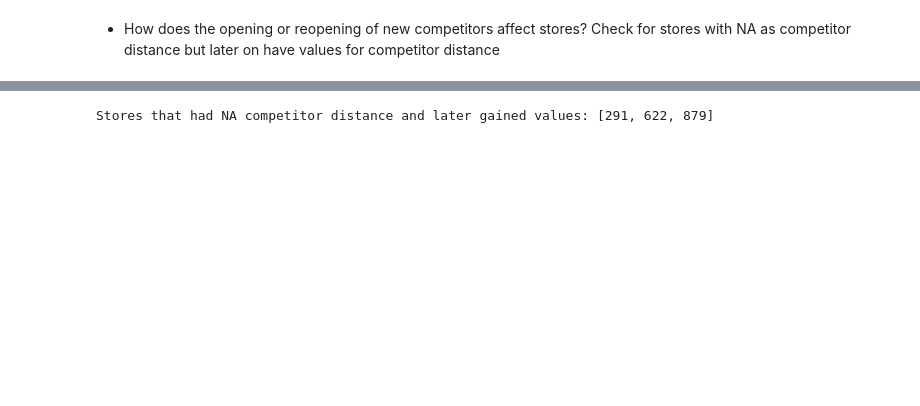
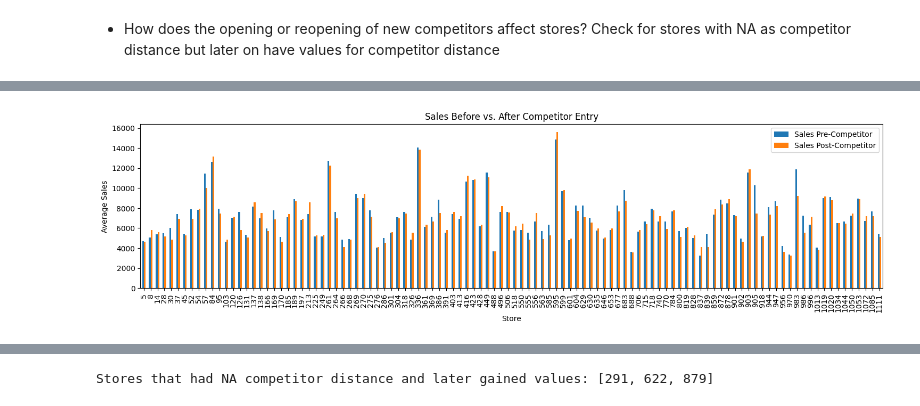
Before and after one commit to Bekyy/sales-forecasting, a Jupyter notebook: notebooks/EDA.ipynb, the cells around one changed output, grey strips where cells are left out. Saved outputs shown, nothing was run; the diff lists cells and outputs as text; code cells hidden in the pictures; blank space fills up the shorter version.

```diff
--- a/notebooks/EDA.ipynb
+++ b/notebooks/EDA.ipynb
@@ -745,0 +707,20 @@ Name: CompetitionDistance, Length: 1115, dtype: float64
+# %%
+# Identify stores where CompetitionDistance was initially NA but later became a value
+stores_with_new_competitors = merged_train_data[
+    (merged_train_data['CompetitionDistance'].isna()) &
+    (merged_train_data['CompetitionDistance'].notna().shift(-1))
+]
+
+# Calculate metrics pre and post competitor entry
+pre_competitor = merged_train_data[merged_train_data.index.year < merged_train_data.CompetitionOpenSinceYear]
+post_competitor = merged_train_data[merged_train_data.index.year >= merged_train_data.CompetitionOpenSinceYear]
+
+# Summarize sales and customer trends pre and post competitor
+pre_competitor_summary = pre_competitor.groupby('Store')[['Sales', 'Customers']].mean()
+post_competitor_summary = post_competitor.groupby('Store')[['Sales', 'Customers']].mean()
+
+# Compare the differences in sales and customer numbers
+impact_analysis = pd.merge(pre_competitor_summary, post_competitor_summary, on='Store', suffixes=('_pre', '_post'))
+impact_analysis['SalesChange'] = impact_analysis['Sales_post'] - impact_analysis['Sales_pre']
+impact_analysis['CustomerChange'] = impact_analysis['Customers_post'] - impact_analysis['Customers_pre']
+impact_analysis
@@ -745,0 +742,10 @@ Name: CompetitionDistance, Length: 1115, dtype: float64
+# %%
+impact_analysis[['Sales_pre', 'Sales_post']].plot(kind='bar', figsize=(18, 4))
+plt.title('Sales Before vs. After Competitor Entry')
+plt.xlabel('Store')
+plt.ylabel('Average Sales')
+plt.xticks(rotation=90)
+plt.legend(['Sales Pre-Competitor', 'Sales Post-Competitor'])
+plt.show()
+# %% [output]
+[figure, added]
```
Also changed, not shown: parts of 6 cells of this notebook.
